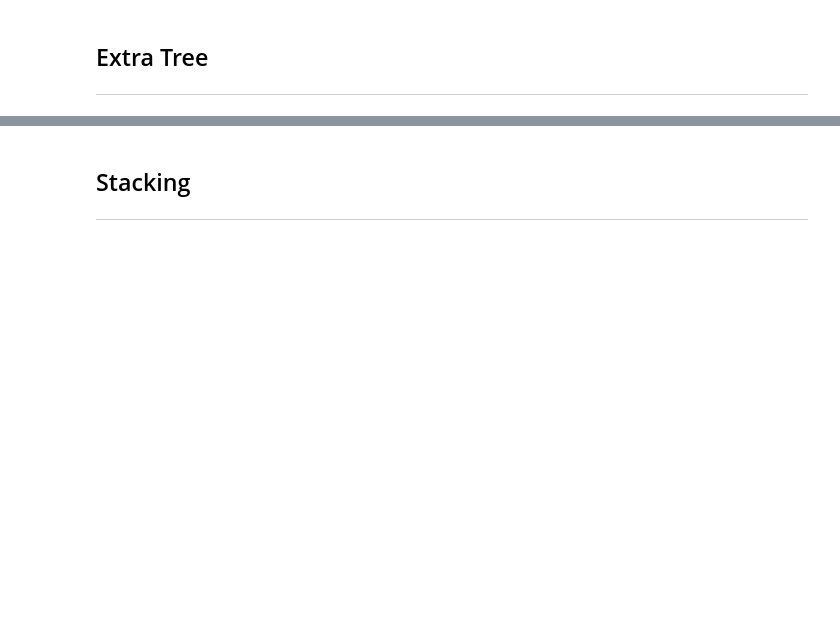
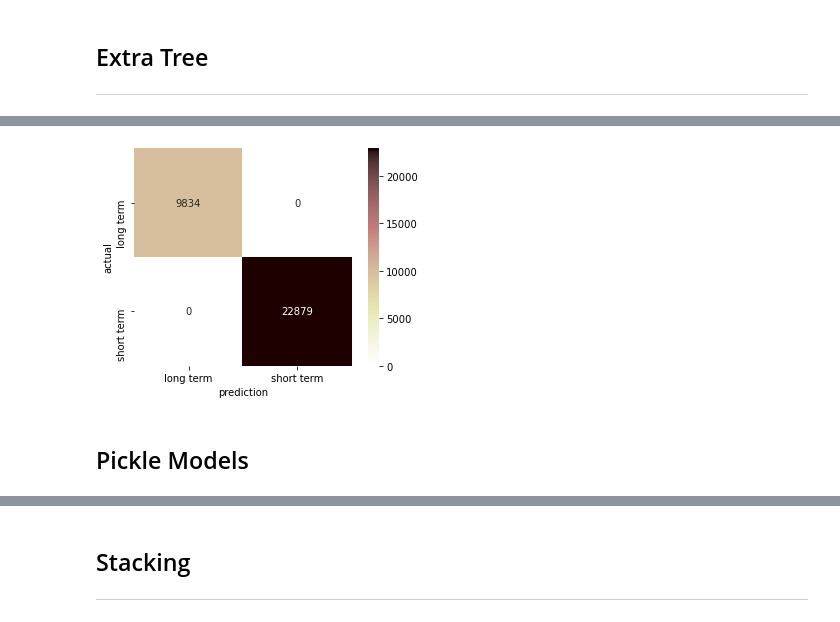
Before and after one commit to iamal95/Bank-Loan-classification, a Jupyter notebook: Code/Bank-Loan-classification.ipynb, the cells around one changed output, grey strips where cells are left out. Drawn from its saved outputs; the diff is of its cells as text; code cells hidden in the pictures; blank space fills up the shorter version.

Commit message:
pickle and stacking

```diff
--- a/Code/Bank-Loan-classification.ipynb
+++ b/Code/Bank-Loan-classification.ipynb
@@ -712,10 +1377,14 @@ print("Precision: {:6.4f},   Recall: {:6.4f}".format(precision_score(y_train, y_
 # %%
-y_predict = (Extra_Tree.predict_proba(X_val)[:, 1] >= 0.62)
+y_predict = (Extra_Tree.predict_proba(X_train)[:, 1] >= 0.62)
 
-loan_confusion = confusion_matrix(y_val, y_predict)
+loan_confusion = confusion_matrix(y_train, y_predict)
 
-sns.heatmap(fraud_confusion , cmap = plt.cm.Blues, annot = True , square = True , fmt = 'd',
+sns.heatmap(loan_confusion , cmap = 'pink_r' , annot = True , square = True , fmt = 'd',
            xticklabels = ['long term','short term'],
            yticklabels = ['long term','short term']);
 plt.xlabel('prediction')
 plt.ylabel('actual');
+# %% [output]
+[figure, added]
+# %% [markdown]
+## Pickle Models
```
Also changed, not shown: parts of 91 cells of this notebook.
